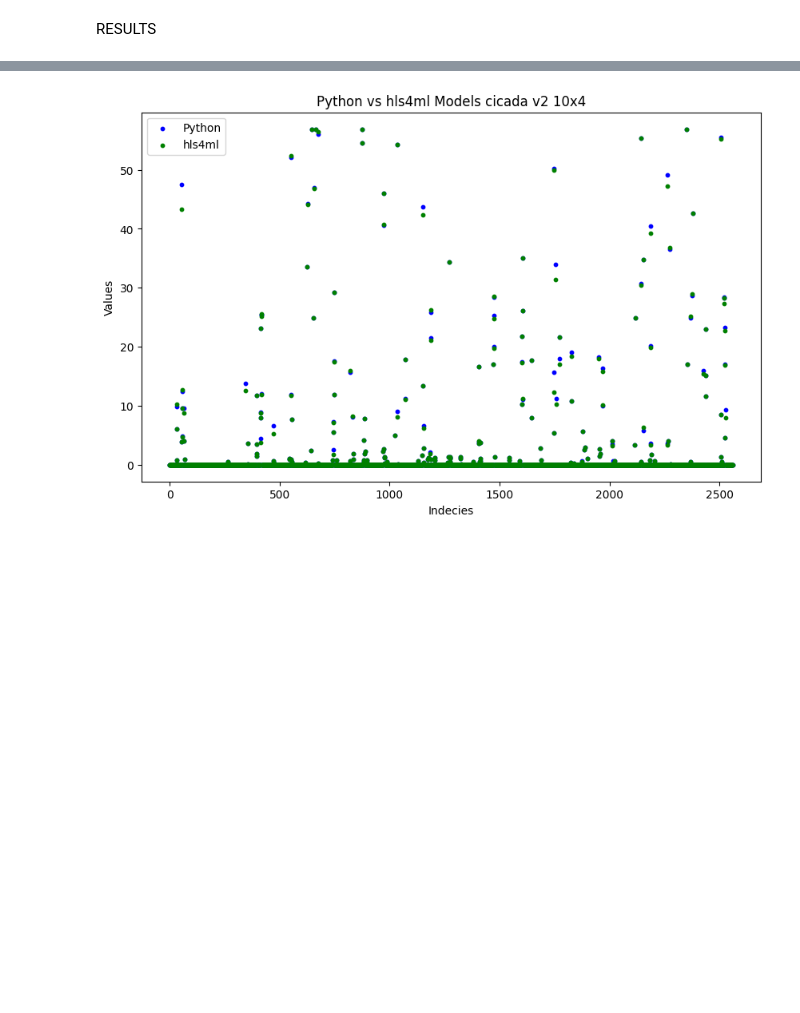
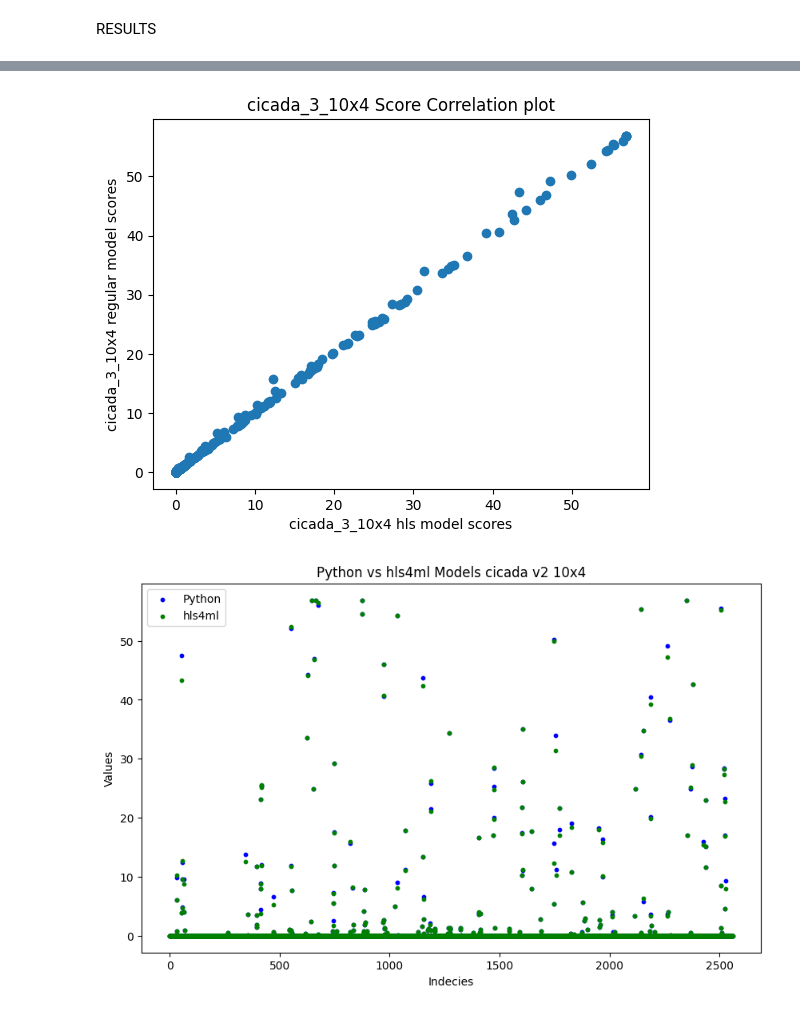
Before and after one commit to akshaynevis/Anamoly_LArTPC, a Jupyter notebook: test_notebooks/cicada_3_10X4.ipynb, the cells around one changed output, grey strips where cells are left out. Saved outputs shown, nothing was run; the diff lists cells and outputs as text; code cells hidden in the pictures; blank space fills up the shorter version.

```diff
--- a/test_notebooks/cicada_3_10X4.ipynb
+++ b/test_notebooks/cicada_3_10X4.ipynb
@@ -234,3 +200,11 @@ import matplotlib.pyplot as plt
+# %%
+plt.scatter(y_predict_hls4ml_q, Y)
+plt.xlabel('cicada_3_10x4 hls model scores')
+plt.ylabel('cicada_3_10x4 regular model scores')
+plt.title('cicada_3_10x4 Score Correlation plot')
+plt.show()
+# %% [output]
+[figure, added]
 # %%
 differences = [pred1 != pred2 for pred1, pred2 in zip(Y, y_predict_hls4ml_q)]
 
```
Also changed, not shown: parts of 8 cells of this notebook, 6 other files.
